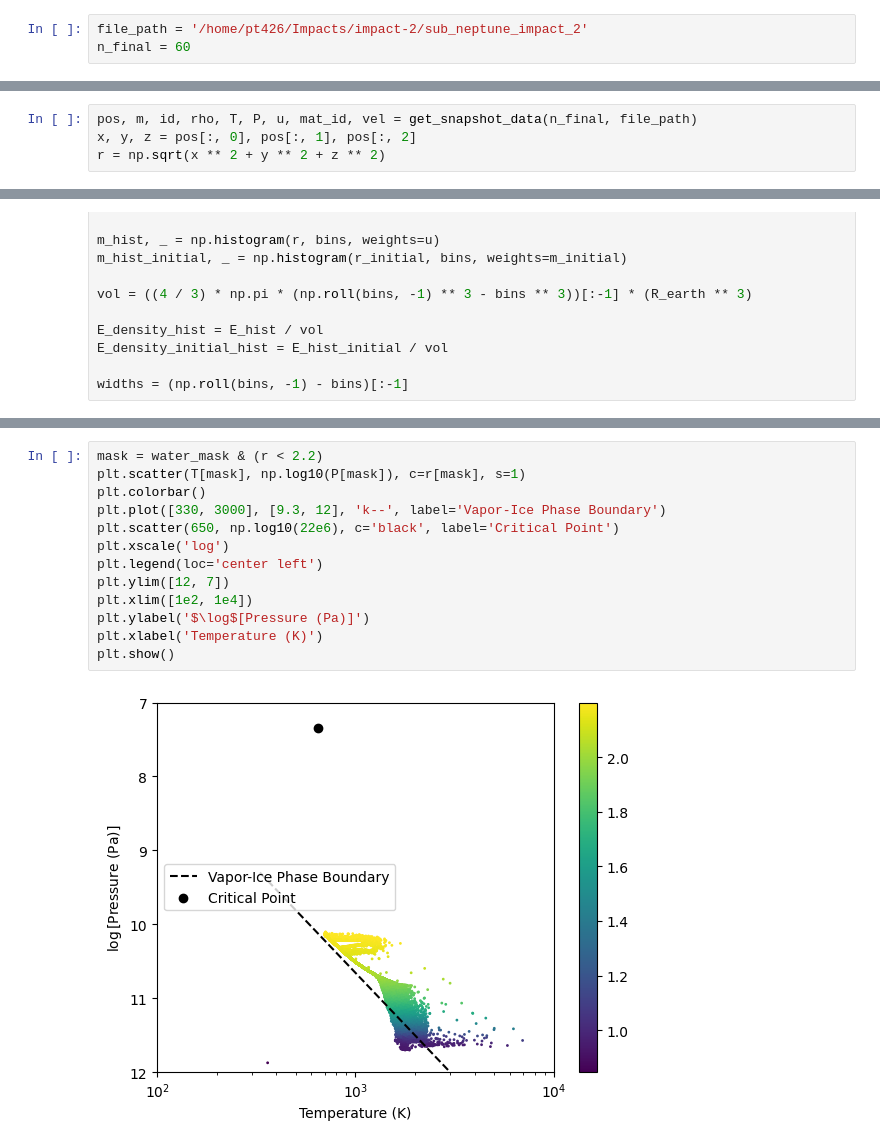
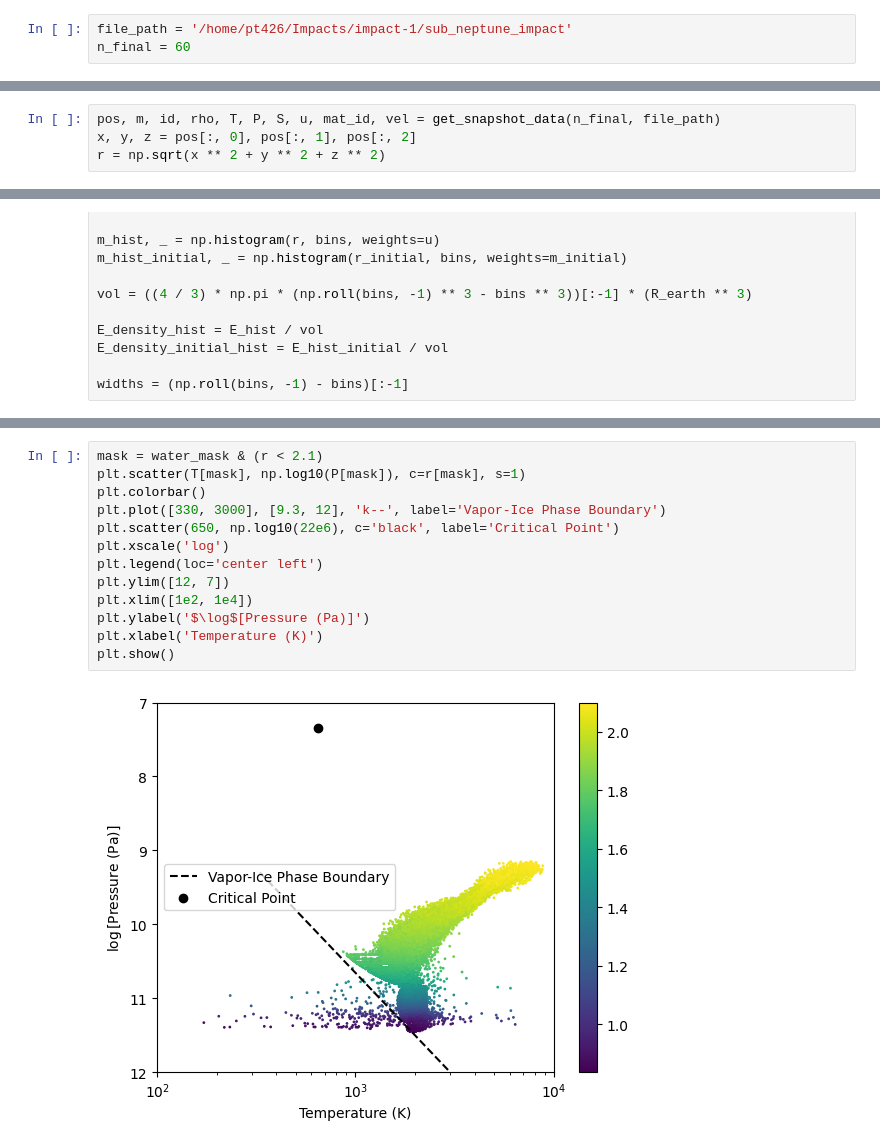
Before and after one commit to astro-pavan/sub-neptune-impacts-v2, a Jupyter notebook: Analysis Notebook.ipynb, the cells around one changed output, grey strips where cells are left out. Drawn from its saved outputs; the diff is of its cells as text.

```diff
--- a/Analysis Notebook.ipynb
+++ b/Analysis Notebook.ipynb
@@ -4,6 +4,6 @@ from analyse import *
 import matplotlib.pyplot as plt
 from matplotlib.colors import LogNorm, SymLogNorm, Normalize
 # %%
-file_path = '/home/pt426/Impacts/impact-2/sub_neptune_impact_2'
+file_path = '/home/pt426/Impacts/impact-1/sub_neptune_impact'
 n_final = 60
 # %%
@@ -22,7 +22,7 @@ forsterite_mask_initial = (mat_id_initial == 400)
 iron_mask_initial = (mat_id_initial == 401)
 water_mask_initial = (mat_id_initial == 304)
 # %%
-pos, m, id, rho, T, P, u, mat_id, vel = get_snapshot_data(n_final, file_path)
+pos, m, id, rho, T, P, S, u, mat_id, vel = get_snapshot_data(n_final, file_path)
 x, y, z = pos[:, 0], pos[:, 1], pos[:, 2]
 r = np.sqrt(x ** 2 + y ** 2 + z ** 2)
 # %% [output]
@@ -294,18 +304,18 @@ plt.show()
 # %%
-mask = water_mask & (r < 2.2)
+mask = water_mask & (r < 2.1)
 plt.scatter(T[mask], np.log10(P[mask]), c=r[mask], s=1)
 plt.colorbar()
 plt.plot([330, 3000], [9.3, 12], 'k--', label='Vapor-Ice Phase Boundary')
 plt.scatter(650, np.log10(22e6), c='black', label='Critical Point')
 plt.xscale('log')
 plt.legend(loc='center left')
 plt.ylim([12, 7])
 plt.xlim([1e2, 1e4])
 plt.ylabel('$\log$[Pressure (Pa)]')
 plt.xlabel('Temperature (K)')
 plt.show()
 # %% [output]
-[figure, old version]
+[figure, new version]
 # %%
 E_ocean_before = np.sum((u_initial * m_initial)[ocean_mask_initial])
 E_ocean_after = np.sum((u * m)[ocean_mask])
```
Also changed, not shown: parts of 28 cells of this notebook, 15 other files.
